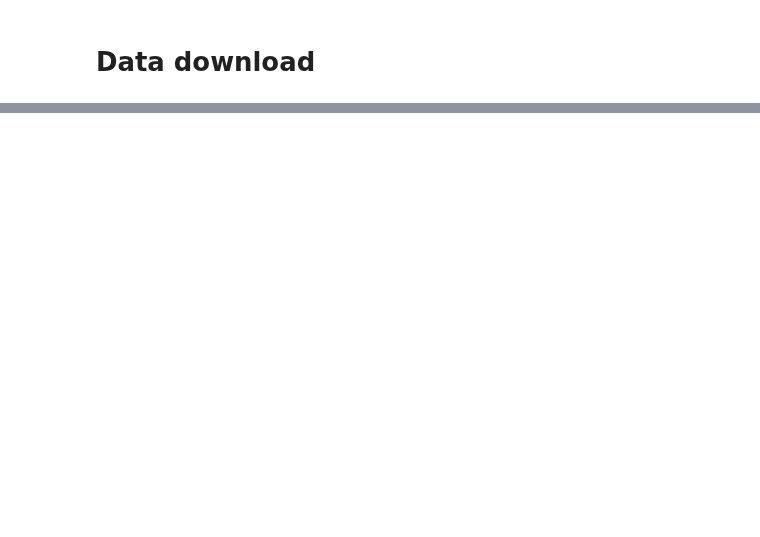
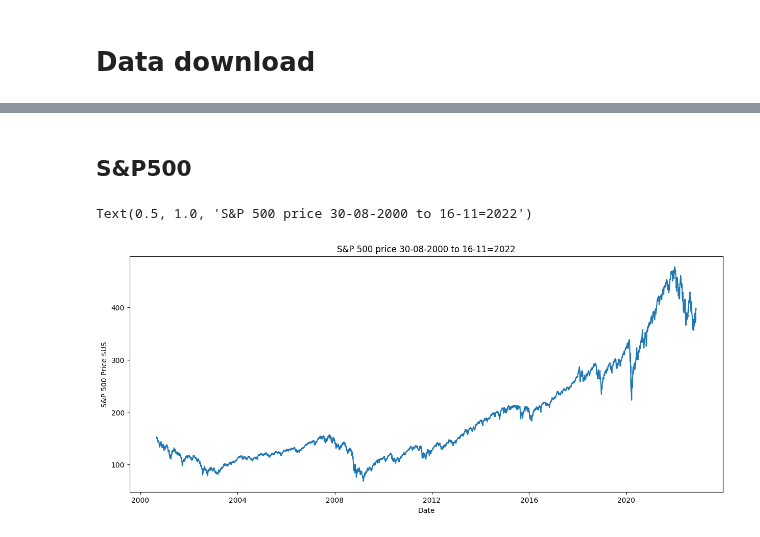
Before and after one commit to maxbranting/gold-forecast, a Jupyter notebook: data.ipynb, the cells around one changed output, grey strips where cells are left out. Drawn from its saved outputs; the diff is of its cells as text; code cells hidden in the pictures; blank space fills up the shorter version.

```diff
--- a/data.ipynb
+++ b/data.ipynb
@@ -55,0 +88,11 @@ df = yf.download(tickers = tickers, start = start, end = end, interval = interva
+# %% [markdown]
+## S&P500
+# %%
+fig, ax = plt.subplots(figsize=(15,6))
+sns.lineplot(x=df.index, y='SPY', data=df)
+ax.set_ylabel('S&P 500 Price $US')
+ax.set_xlabel('Date')
+ax.set_title('S&P 500 price 30-08-2000 to 16-11=2022')
+# %% [output]
+Text(0.5, 1.0, 'S&P 500 price 30-08-2000 to 16-11=2022')
+[figure, added]
```
Also changed, not shown: parts of 24 cells of this notebook, 1 other file.
